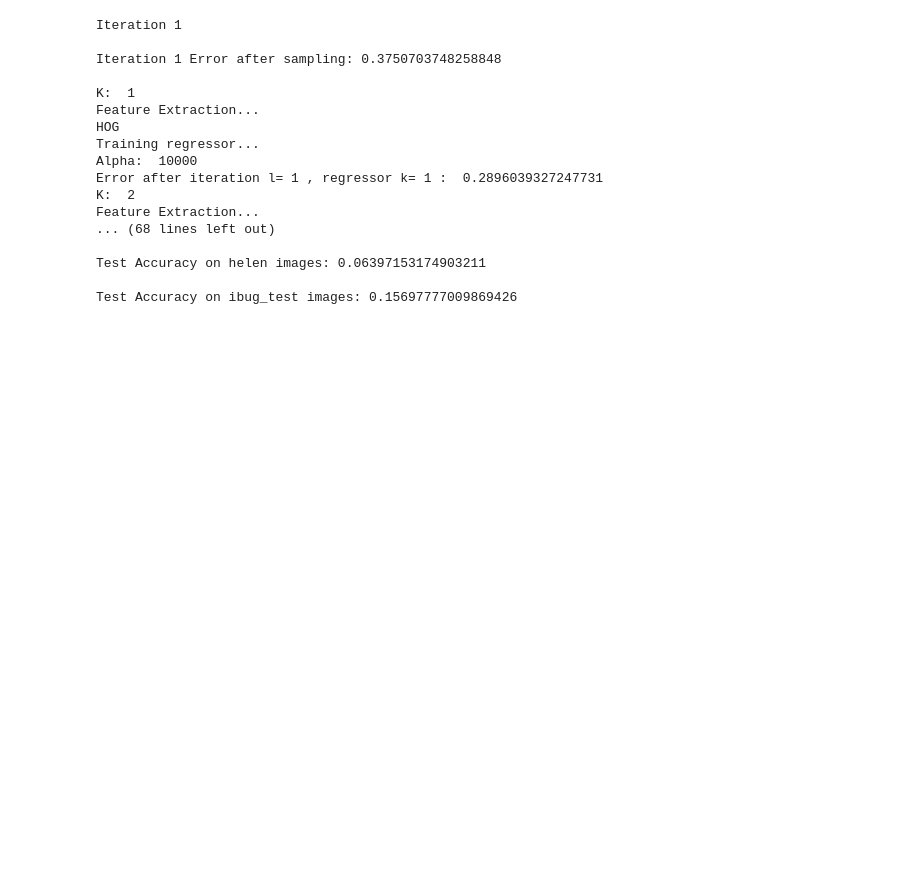
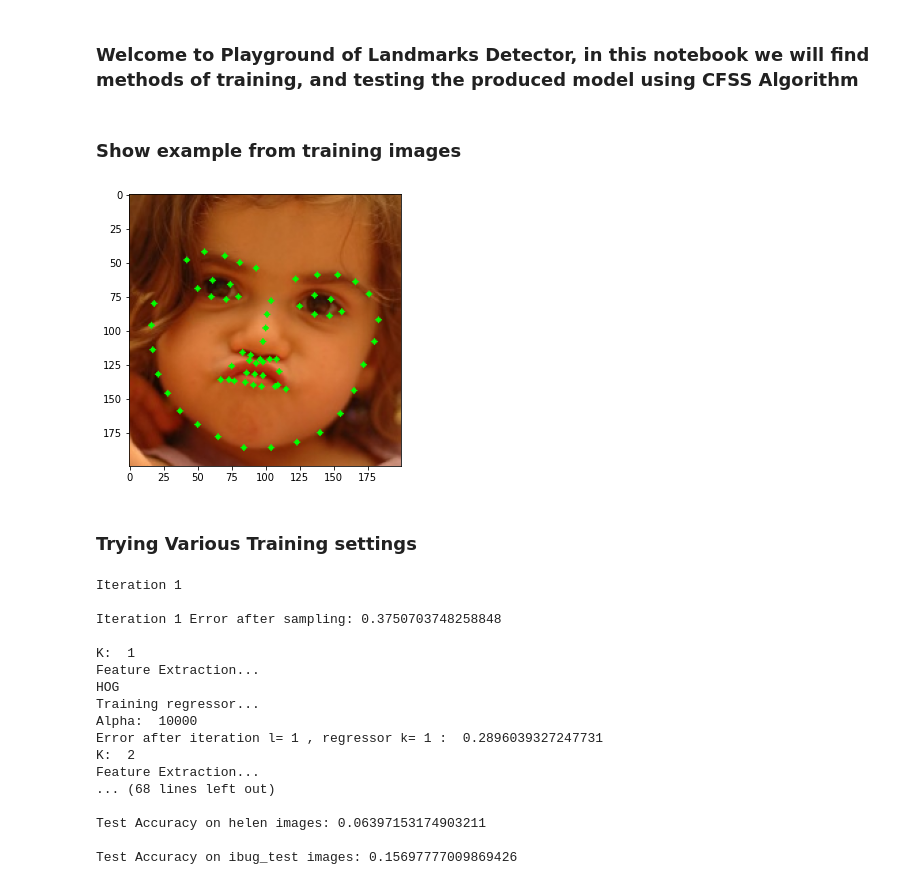
Before and after one commit to AmmarMohamed21/Facial-Landmarks-Detector, a Jupyter notebook: landmark_playground.ipynb, the cells around one changed output. Drawn from its saved outputs; the diff is of its cells as text; code cells hidden in the pictures; blank space fills up the shorter version.

```diff
--- a/landmark_playground.ipynb
+++ b/landmark_playground.ipynb
@@ -36,0 +21,4 @@ from landmarks_detector import *
+# %% [markdown]
+### Welcome to Playground of Landmarks Detector, in this notebook we will find methods of training, and testing the produced model using CFSS Algorithm
+# %% [markdown]
+### Show example from training images
@@ -37,3 +28,20 @@ from landmarks_detector import *
+# %%
+imgname = '1002681492_1.jpg'
+landmarks= ast.literal_eval(df.loc[df['images'] == imgname].iloc[0]['landmarks'])
+img = cv2.imread('combined2/trainset/'+imgname)
+for i in range(0,68):
+  cv2.circle(img, (landmarks[i][0],landmarks[i][1]), 2, (0, 255, 0), -1)
+
+
+img = cv2.cvtColor(img, cv2.COLOR_BGR2RGB)
+#show image with matplotlib and increase figure size
+fig = plt.figure(figsize=(5, 5))
+plt.imshow(img)
+plt.show()
+# %% [output]
+[figure, added]
+# %% [markdown]
+### Trying Various Training settings
 # %%
 featuresUsed = [FeatureType.HOG, FeatureType.HOG, FeatureType.SIFT]
 L = 3
```
Also changed, not shown: parts of 33 cells of this notebook, 4 other files.
